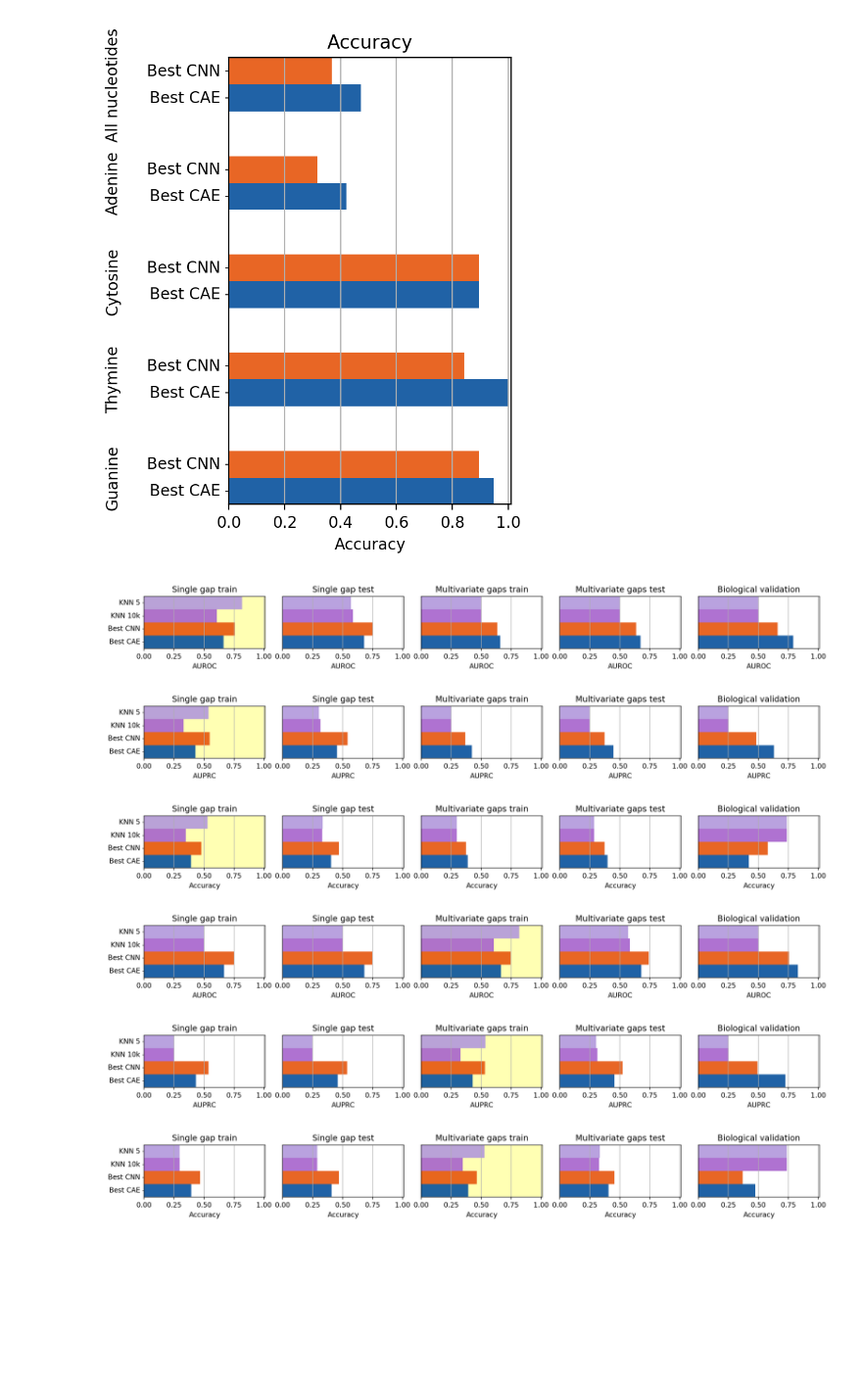
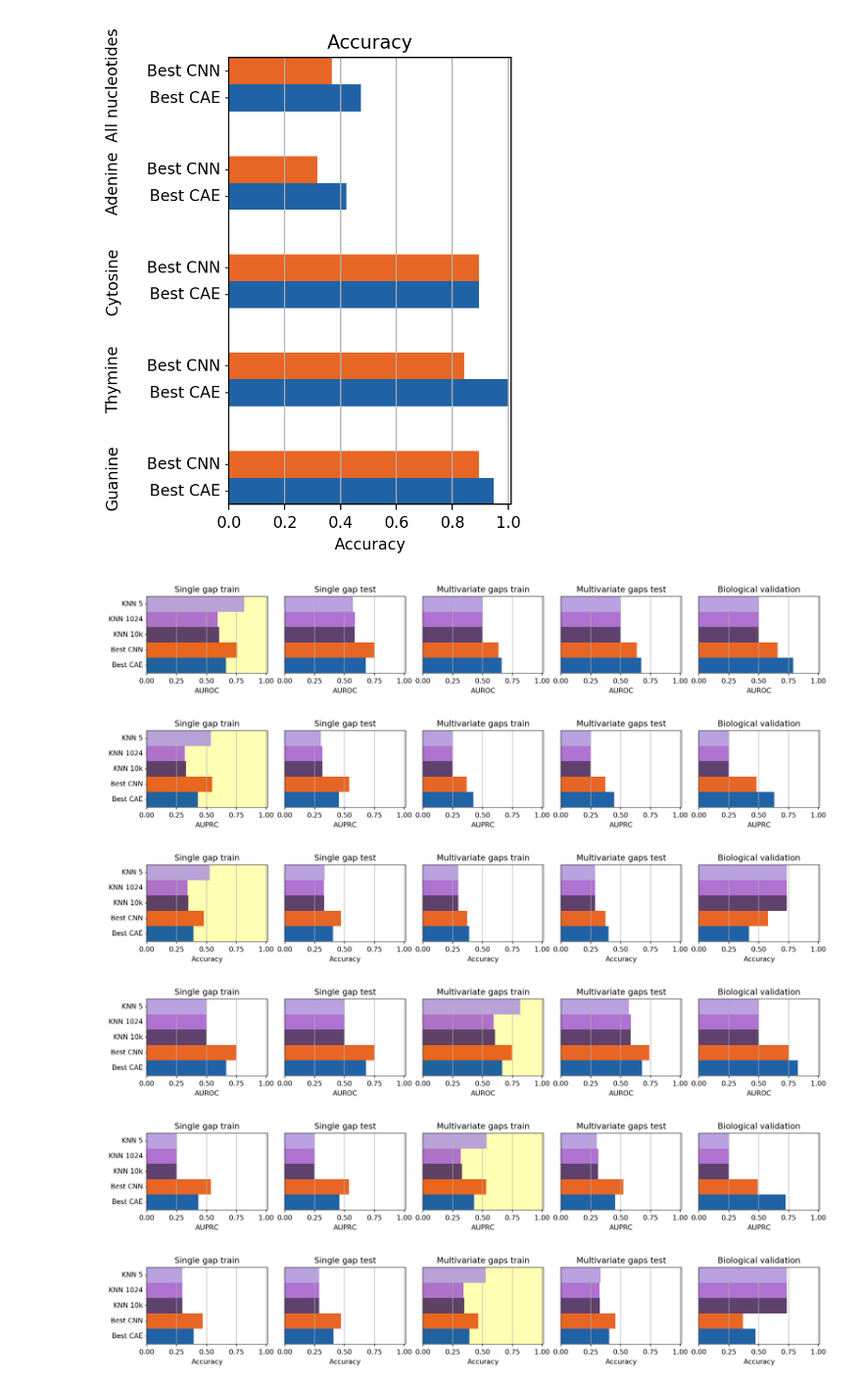
Before and after one commit to LucaCappelletti94/repairing_genomic_gaps, a Jupyter notebook: Images pipeline.ipynb, the cells around one changed output. Shown at 98% size. Cells and saved outputs as stored; diff of their text form; code cells hidden in the pictures; blank space fills up the shorter version.

```diff
--- a/Images pipeline.ipynb
+++ b/Images pipeline.ipynb
@@ -46,7 +46,8 @@ cae_colors = {
 best_models_colors = {
     'Best cae':"#08519c",
     "Best cnn": "#e6550d",
-    "KNN 10k": "#A663CC",
+    "KNN 10k": "#4C2D5D",
+    "KNN 1024": "#A663CC",
     "KNN 5": "#B298DC"
 }
 
@@ -90,6 +91,7 @@ def sort_dataframe1(df:pd.DataFrame):
             'Best cae',
             'Best cnn',
             "KNN 10k",
+            "KNN 1024",
             "KNN 5"
         ])
     }
@@ -380,7 +382,7 @@ results2 = results2[results2.task=="gap_filling"]
 results2 = results2[results2.target=="all_nucleotides"]
 results2 = results2[~results2.trained_on.str.contains("weight")]
 results2["model"] = results2.model.str.replace("imputer", "")
-results2 = results2[results2.model.isin(["cnn_1000", "cae_1000_weight_10", "KNN 10k", "KNN 5"])]
+results2 = results2[results2.model.isin(["cnn_1000", "cae_1000_weight_10", "KNN 10k", "KNN 5", "KNN 1024"])]
 results2["model"] = [
     "Best {}".format(m.split("_")[0]) if "1000" in m else m
     for m in results2.model
@@ -392,36 +394,36 @@ for trained_on in results2.trained_on.unique():
     )
 
     facecolors = {
         key:"white"
         for key in tmp.run_type.unique()
     }
 
     if "multivariate" in trained_on:
         facecolors["multivariate gaps train"] = facecolor
 
     if "single" in trained_on:
         facecolors["single gap train"] = facecolor
 
     #kwargs["orientation"] = "vertical"
     kwargs["plots_per_row"] = 5
     #kwargs["major_rotation"] = 0
     #kwargs["minor_rotation"] = 90
 
     barplots(
         tmp,
         ["run_type", "model"],
         path=f"barplots/knn_{trained_on}_{{feature}}",
         facecolors=facecolors,
         height=3,
         bar_width=0.5,
         sort_bars=sort_dataframe1,
         colors=best_models_colors,
         **kwargs
     )
 # %% [output]
-[figure, old version]
+[figure, new version]
-[figure, old version]
+[figure, new version]
-[figure, old version]
+[figure, new version]
-[figure, old version]
+[figure, new version]
-[figure, old version]
+[figure, new version]
-[figure, old version]
+[figure, new version]
```
Also changed, not shown: 8 other files.
